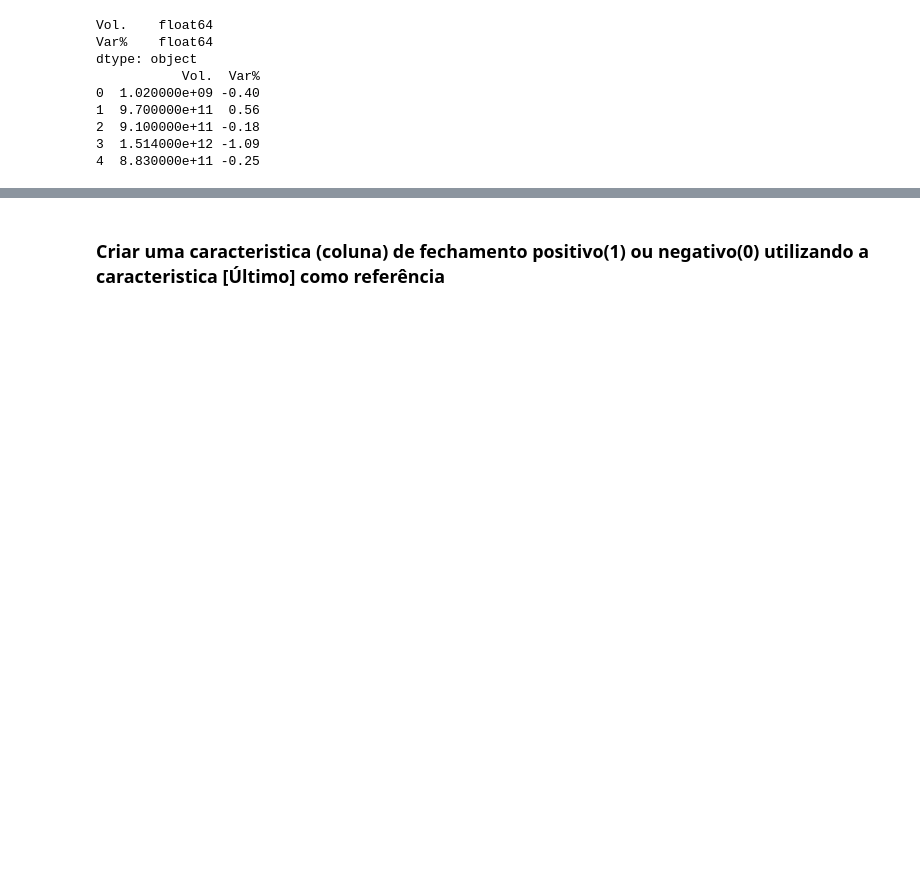
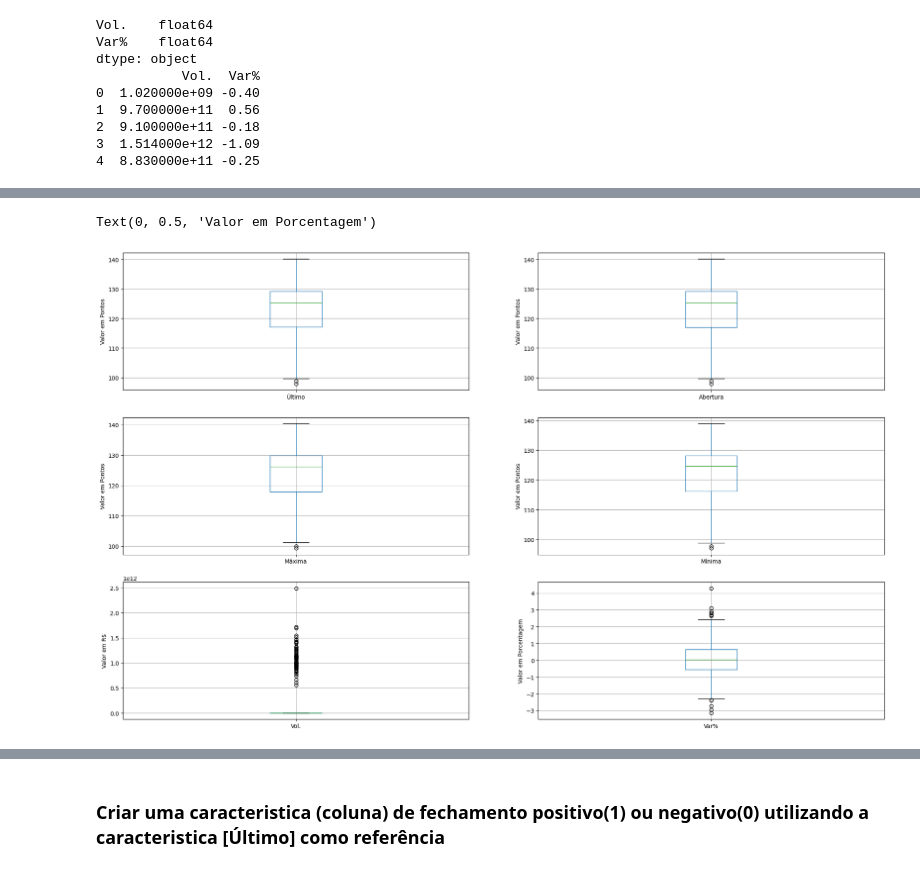
Before and after one commit to JacksonvBarbosa/Analise_Indice_Ibovespa, a Jupyter notebook: Codigo/DadosIbovespa.ipynb, the cells around one changed output, grey strips where cells are left out. Cells and saved outputs as stored; diff of their text form; code cells hidden in the pictures; blank space fills up the shorter version.

```diff
--- a/Codigo/DadosIbovespa.ipynb
+++ b/Codigo/DadosIbovespa.ipynb
@@ -149,0 +221,37 @@ dtype: object
+# %%
+# Avaliando Outliers com Boxplot
+
+plt.figure(figsize=(24,20))
+
+plt.subplot(4, 2, 1) # Parametros -> linhas = 4, colunas = 2, posição = 1(1º gráfico)
+fig = df_ibov_copia.boxplot(column='Último')
+fig.set_title('')
+fig.set_ylabel('Valor em Pontos')
+
+plt.subplot(4, 2, 2) # Parametros -> linhas = 4, colunas = 2, posição = 1(1º gráfico)
+fig = df_ibov_copia.boxplot(column='Abertura')
+fig.set_title('')
+fig.set_ylabel('Valor em Pontos')
+
+plt.subplot(4, 2, 3) # Parametros -> linhas = 4, colunas = 2, posição = 1(1º gráfico)
+fig = df_ibov_copia.boxplot(column='Máxima')
+fig.set_title('')
+fig.set_ylabel('Valor em Pontos')
+
+plt.subplot(4, 2, 4) # Parametros -> linhas = 4, colunas = 2, posição = 1(1º gráfico)
+fig = df_ibov_copia.boxplot(column='Mínima')
+fig.set_title('')
+fig.set_ylabel('Valor em Pontos')
+
+plt.subplot(4, 2, 5) # Parametros -> linhas = 4, colunas = 2, posição = 1(1º gráfico)
+fig = df_ibov_copia.boxplot(column='Vol.')
+fig.set_title('')
+fig.set_ylabel('Valor em R$')
+
+plt.subplot(4, 2, 6) # Parametros -> linhas = 4, colunas = 2, posição = 1(1º gráfico)
+fig = df_ibov_copia.boxplot(column='Var%')
+fig.set_title('')
+fig.set_ylabel('Valor em Porcentagem')
+# %% [output]
+Text(0, 0.5, 'Valor em Porcentagem')
+[figure, added]
```
Also changed, not shown: parts of 22 cells of this notebook, 2 other files.
